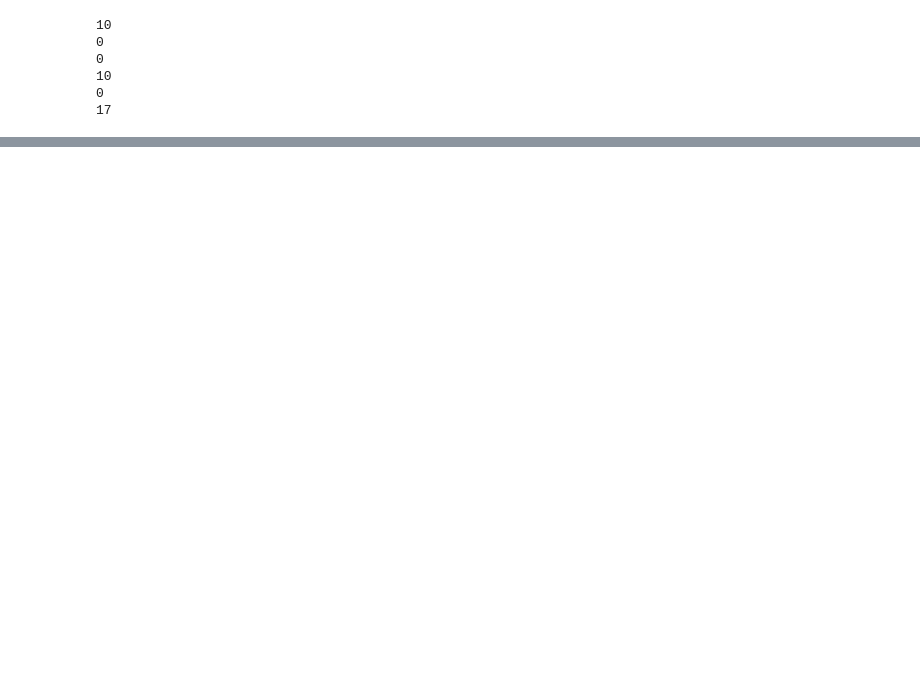
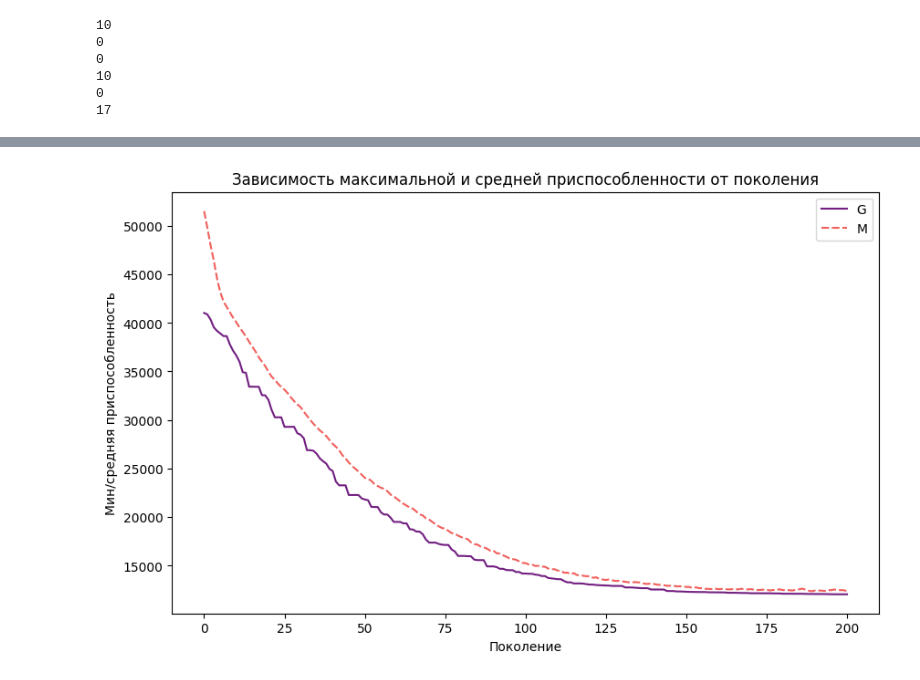
Before and after one commit to Atikin-NT/hacks-ai, a Jupyter notebook: data_sience/hypothesis_3.ipynb, the cells around one changed output, grey strips where cells are left out. Cells and saved outputs as stored; diff of their text form; code cells hidden in the pictures; blank space fills up the shorter version.

Commit message:
some refactor + graphics

```diff
--- a/data_sience/hypothesis_3.ipynb
+++ b/data_sience/hypothesis_3.ipynb
@@ -269,0 +372,20 @@ shedule_cost(best_shedule)
+# %%
+import seaborn as sns
+import pandas as pd
+
+# dt = np.ndarray(logbook.select("min", "avg"))
+a = pd.DataFrame({
+    'G': maxFitnessValues,
+    'M': meanFitnessValues
+})
+
+line,ax = plt.subplots(figsize=(10,6))
+
+ax = sns.lineplot(data=a, legend='auto', palette="magma")
+ax.set_xlabel('Поколение')
+ax.set_ylabel('Мин/средняя приспособленность')
+ax.set_title('Зависимость максимальной и средней приспособленности от поколения')
+
+line.savefig("genetic.png");
+# %% [output]
+[figure, added]
```
Also changed, not shown: parts of 15 cells of this notebook, 3 other files.
